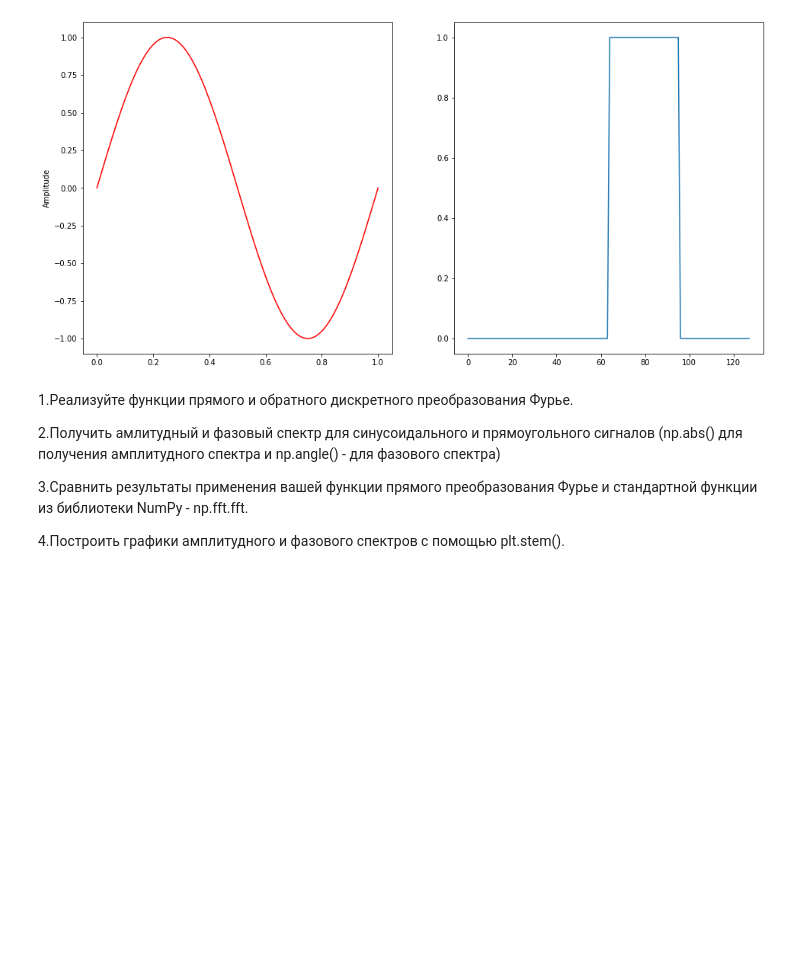
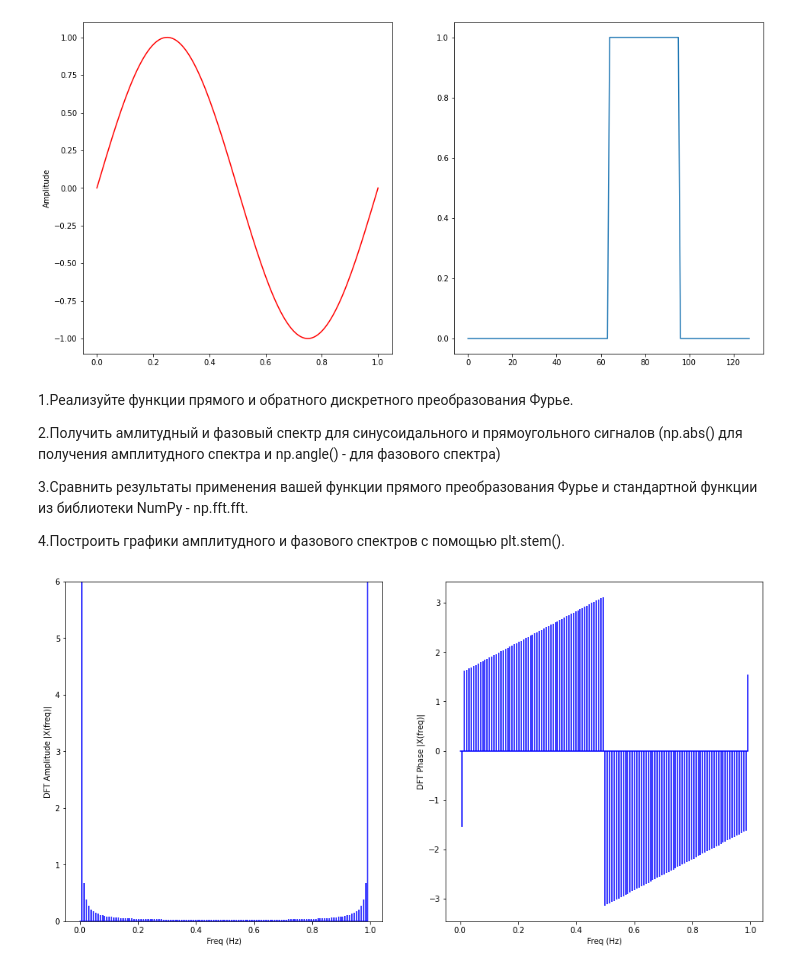
Before and after one commit to Yaroslav1001/Gritsyshin_Yaroslav_519st, a Jupyter notebook: practic6/practic6.ipynb, the cells around one changed output. Saved outputs shown, nothing was run; the diff lists cells and outputs as text; code cells hidden in the pictures; blank space fills up the shorter version.

```diff
--- a/practic6/practic6.ipynb
+++ b/practic6/practic6.ipynb
@@ -42,3 +42,25 @@ def invers_DFT(x):
     e = np.exp(-2j * np.pi * k * n / N)
     X = np.dot(e, x)
     return X * 1/N
+# %%
+N = len(x)
+n = np.arange(N)
+f = n/N
+
+X = DFT(x)
+
+
+plt.figure(figsize = (16, 8))
+plt.subplot(1, 2, 1)
+plt.stem(f, np.abs(X), 'b', markerfmt=" ", basefmt="-b")
+plt.xlabel('Freq (Hz)')
+plt.ylabel('DFT Amplitude |X(freq)|')
+plt.ylim(0, 6)
+plt.subplot(1, 2, 2)
+plt.stem(f, np.angle(X), 'b', markerfmt=" ", basefmt="-b")
+plt.xlabel('Freq (Hz)')
+plt.ylabel('DFT Phase |X(freq)|')
+
+plt.show()
+# %% [output]
+[figure, added]
```
